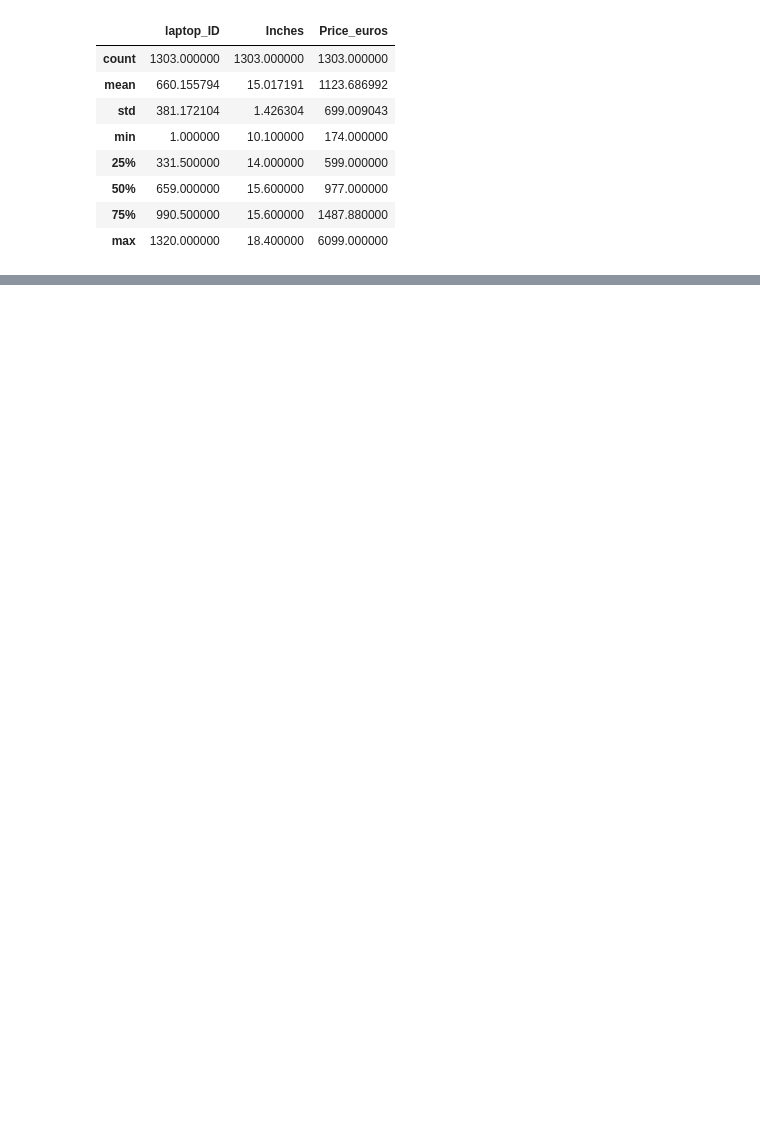
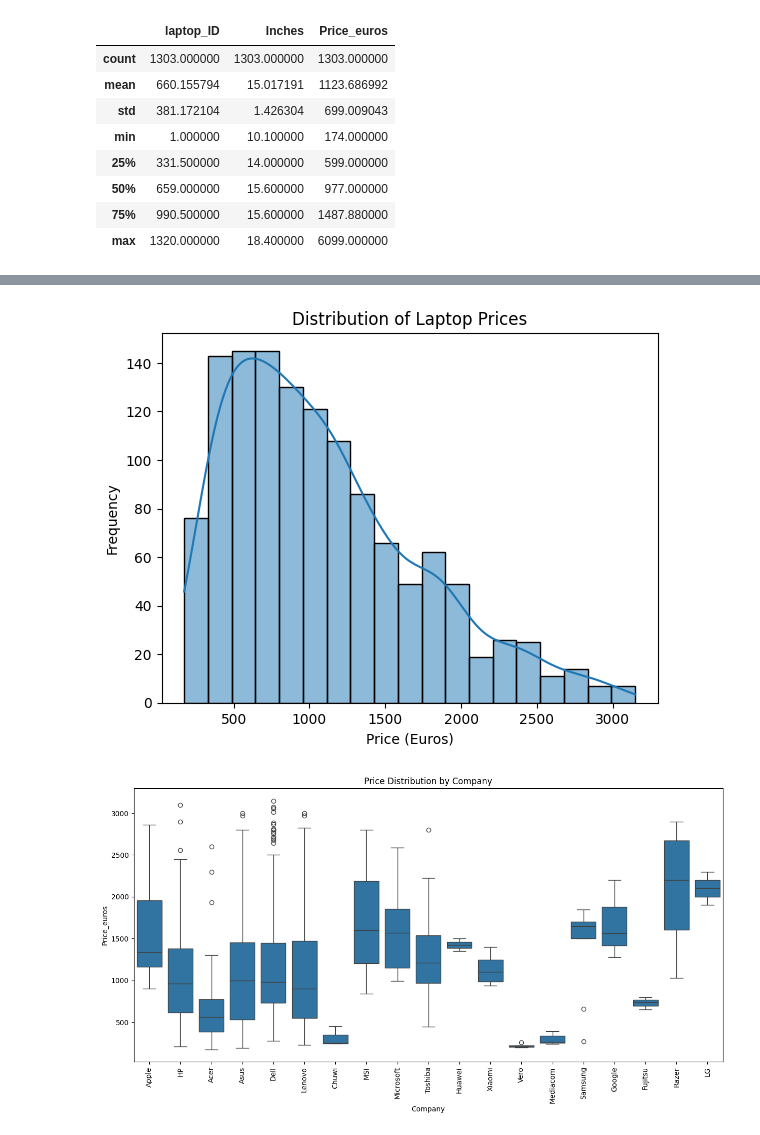
Before and after one commit to Degeorgian/MINI-PROJECT--GROUP-F, a Jupyter notebook: laptop_price.ipynb, the cells around one changed output, grey strips where cells are left out. Cells and saved outputs as stored; diff of their text form; code cells hidden in the pictures; blank space fills up the shorter version.

```diff
--- a/laptop_price.ipynb
+++ b/laptop_price.ipynb
@@ -74,0 +121,16 @@ df.describe()
+# %%
+# Create new features from 'ScreenResolution'
+df['Touchscreen'] = df['ScreenResolution'].apply(lambda x: 1 if 'Touchscreen' in x else 0)
+df['IPS_Panel'] = df['ScreenResolution'].apply(lambda x: 1 if 'IPS Panel' in x else 0)
+
+# Extract resolution values and calculate total pixels
+def get_resolution(resolution_str):
+    res = resolution_str.split()[-1]
+    width, height = res.split('x')
+    return int(width), int(height)
+
+df['X_res'], df['Y_res'] = zip(*df['ScreenResolution'].apply(get_resolution))
+df['Pixels'] = df['X_res'] * df['Y_res']
+
+# Display the new features
+df[['ScreenResolution', 'Touchscreen', 'IPS_Panel', 'Pixels']].head()
@@ -74,0 +174,30 @@ df.describe()
+# %%
+# Exploratory Data Analysis (EDA) and Visualization
+# Distribution of Price
+sns.histplot(df['Price_euros'], kde=True)
+plt.title('Distribution of Laptop Prices')
+plt.xlabel('Price (Euros)')
+plt.ylabel('Frequency')
+plt.show()
+
+# Price vs. Company
+plt.figure(figsize=(15, 7))
+sns.boxplot(x='Company', y='Price_euros', data=df)
+plt.xticks(rotation='vertical')
+plt.title('Price Distribution by Company')
+plt.show()
+
+# Price vs. Ram
+plt.figure(figsize=(10, 6))
+sns.boxplot(x='Ram', y='Price_euros', data=df)
+plt.title('Price Distribution by RAM')
+plt.show()
+
+# Price vs. Inches
+plt.figure(figsize=(10, 6))
+sns.scatterplot(x='Inches', y='Price_euros', data=df)
+plt.title('Price vs. Screen Size')
+plt.show()
+# %% [output]
+[figure, added]
+[figure, added]
```
Also changed, not shown: parts of 6 cells of this notebook.
